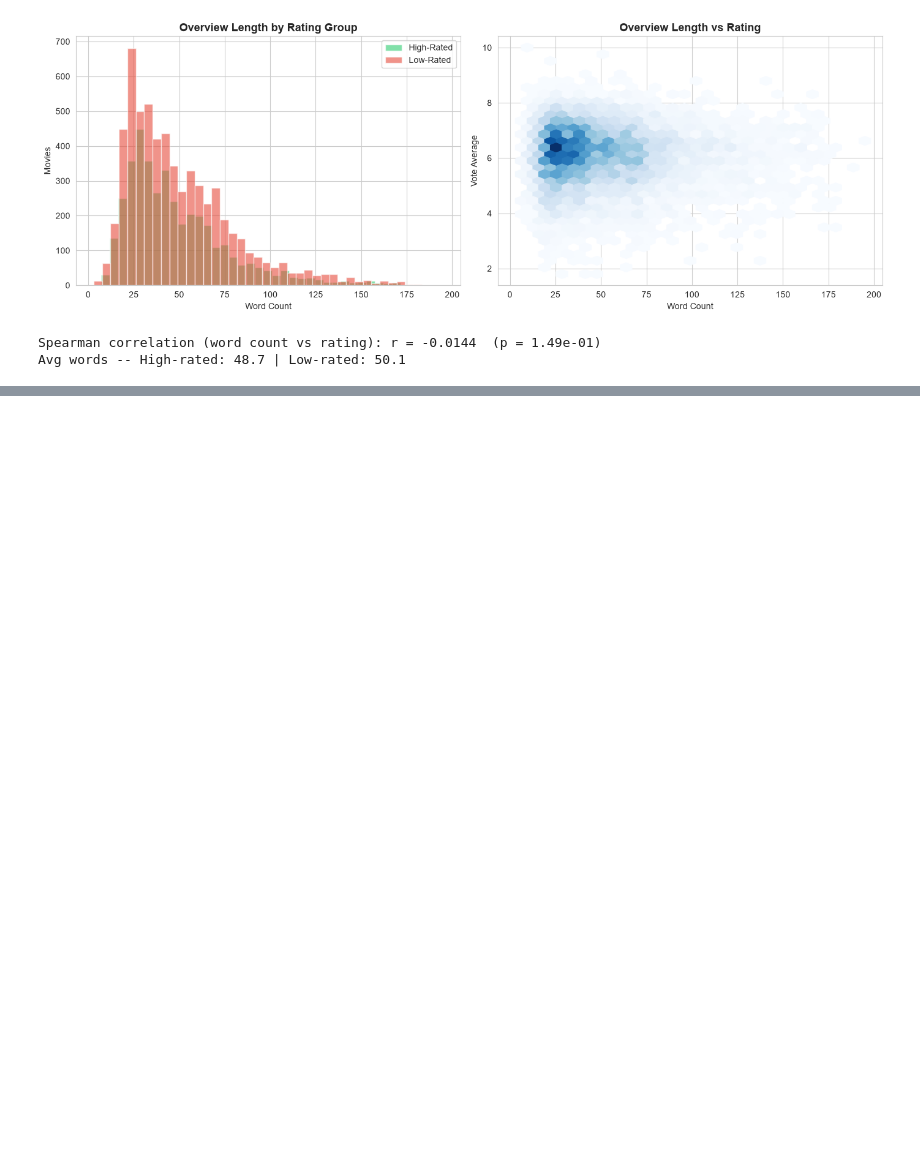
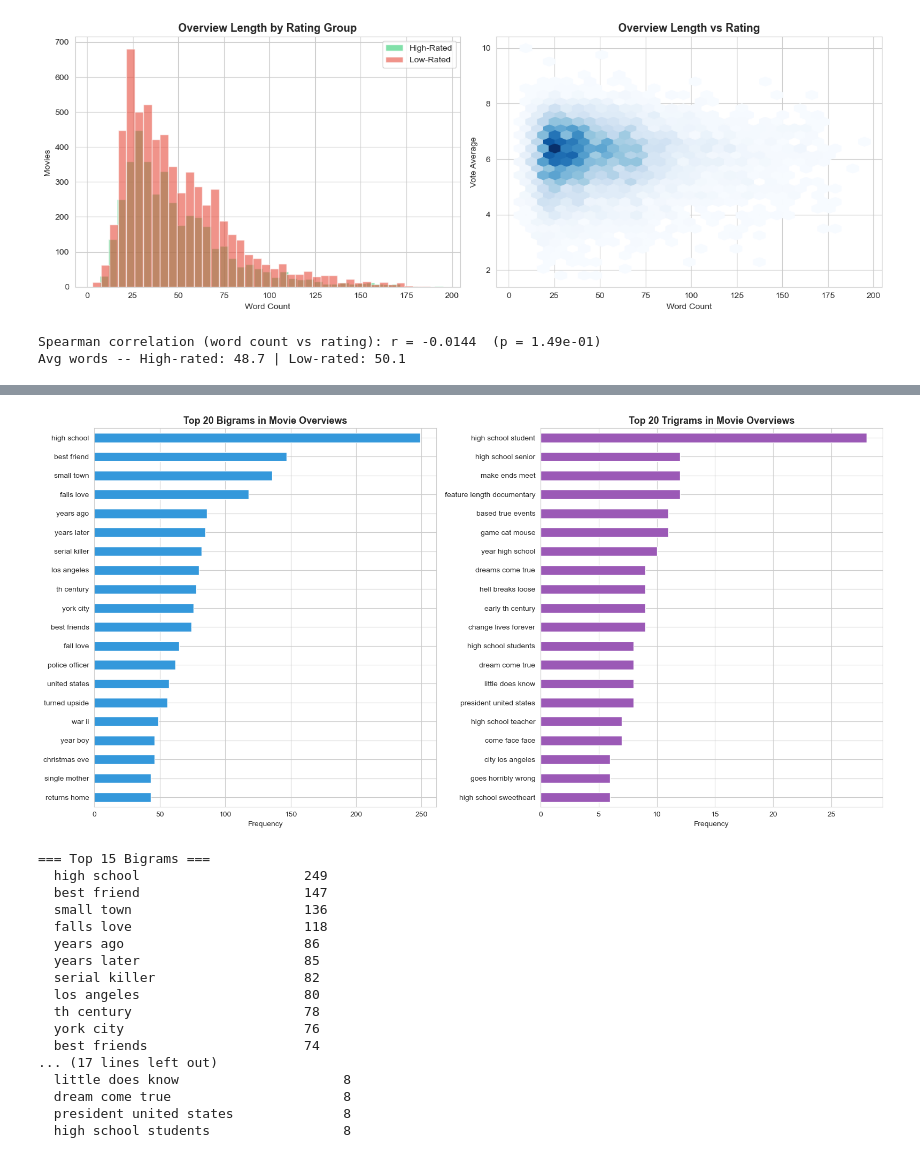
Before and after one commit to gL1TchE0/BA-Projectt, a Jupyter notebook: notebooks/Text_Mining.ipynb, the cells around one changed output, grey strips where cells are left out. Cells and saved outputs as stored; diff of their text form; code cells hidden in the pictures; blank space fills up the shorter version.

```diff
--- a/notebooks/Text_Mining.ipynb
+++ b/notebooks/Text_Mining.ipynb
@@ -584,0 +565,54 @@ Avg words -- High-rated: 48.7 | Low-rated: 50.1
+# %%
+# Bigram Analysis
+bigram_vec = CountVectorizer(ngram_range=(2,2), stop_words=list(set(custom_stops)),
+                              max_features=500, min_df=5)
+bigrams_matrix = bigram_vec.fit_transform(m["clean"])
+bigram_freq = pd.Series(bigrams_matrix.sum(axis=0).A1,
+                         index=bigram_vec.get_feature_names_out()).sort_values(ascending=False)
+
+# Trigram Analysis
+trigram_vec = CountVectorizer(ngram_range=(3,3), stop_words=list(set(custom_stops)),
+                               max_features=500, min_df=5)
+trigrams_matrix = trigram_vec.fit_transform(m["clean"])
+trigram_freq = pd.Series(trigrams_matrix.sum(axis=0).A1,
+                          index=trigram_vec.get_feature_names_out()).sort_values(ascending=False)
+
+fig, ax = plt.subplots(1, 2, figsize=(16, 8))
+
+bigram_freq.head(20).sort_values().plot(kind="barh", ax=ax[0], color="#3498db", edgecolor="white")
+ax[0].set_title("Top 20 Bigrams in Movie Overviews", fontsize=13, fontweight="bold")
+ax[0].set_xlabel("Frequency")
+
+trigram_freq.head(20).sort_values().plot(kind="barh", ax=ax[1], color="#9b59b6", edgecolor="white")
+ax[1].set_title("Top 20 Trigrams in Movie Overviews", fontsize=13, fontweight="bold")
+ax[1].set_xlabel("Frequency")
+
+plt.tight_layout()
+plt.savefig("../data/processed/ngram_analysis.png", dpi=150, bbox_inches="tight")
+plt.show()
+
+print("=== Top 15 Bigrams ===")
+for term, freq in bigram_freq.head(15).items():
+    print(f"  {term:30s}  {freq:,}")
+print("\n=== Top 15 Trigrams ===")
+for term, freq in trigram_freq.head(15).items():
+    print(f"  {term:35s}  {freq:,}")
+# %% [output]
+[figure, added]
+=== Top 15 Bigrams ===
+  high school                     249
+  best friend                     147
+  small town                      136
+  falls love                      118
+  years ago                       86
+  years later                     85
+  serial killer                   82
+  los angeles                     80
+  th century                      78
+  york city                       76
+  best friends                    74
+... (17 lines left out)
+  little does know                     8
+  dream come true                      8
+  president united states              8
+  high school students                 8
```
Also changed, not shown: parts of 25 cells of this notebook, 2 other files.
